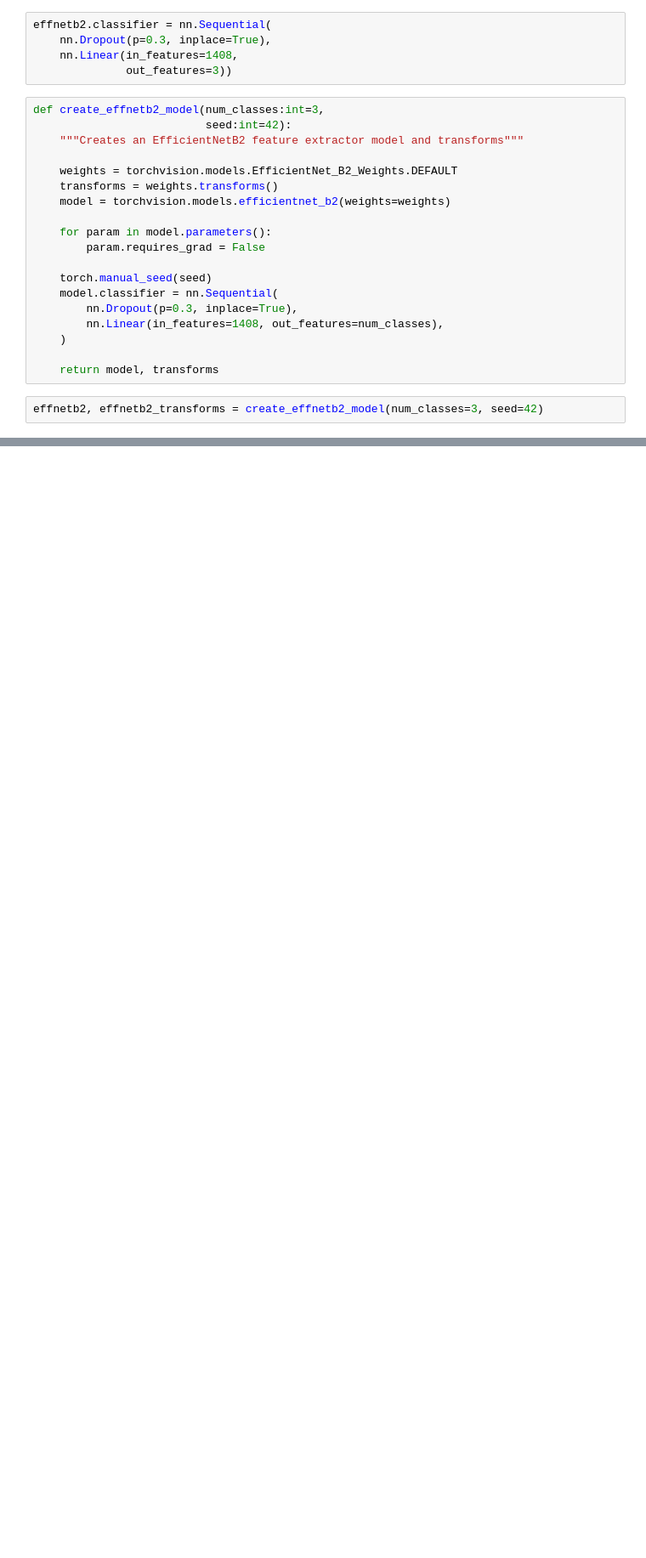
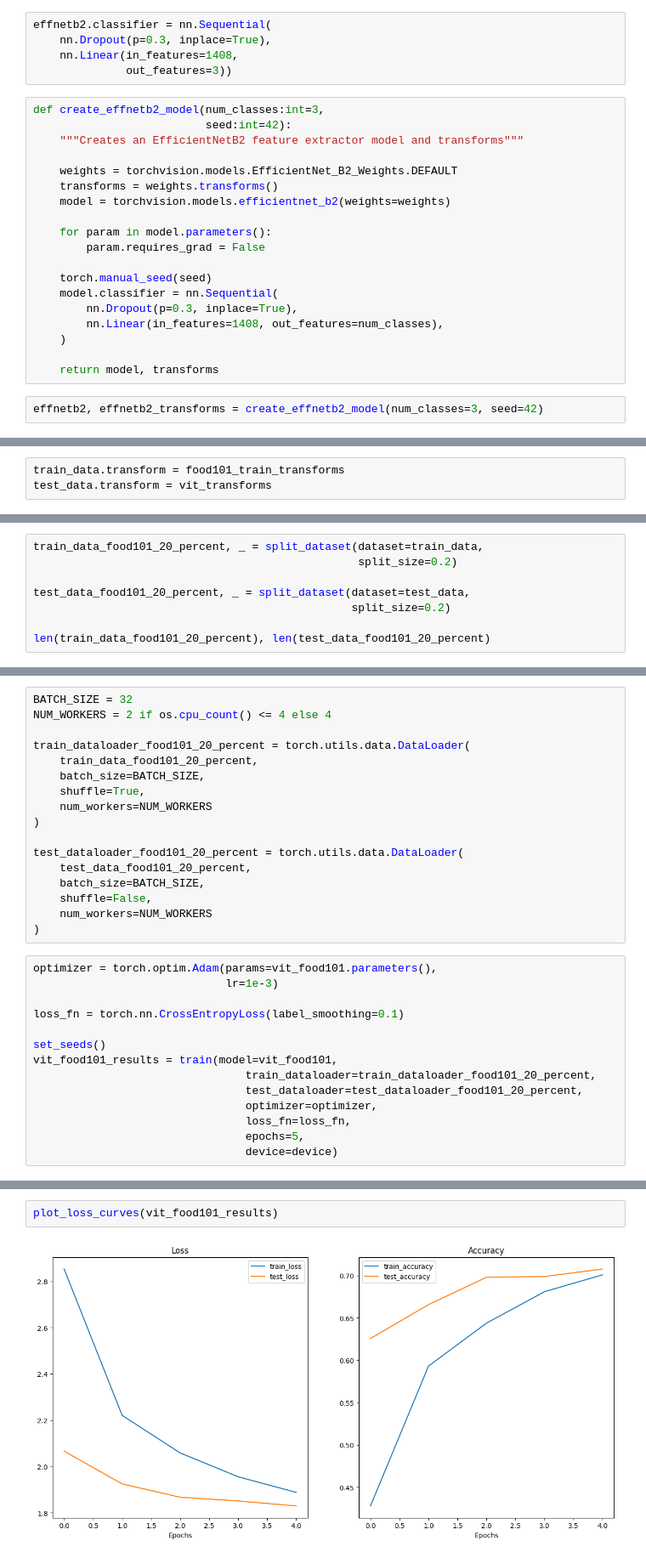
Before and after one commit to JankData/food-classification, a Jupyter notebook: food_classif.ipynb, the cells around one changed output, grey strips where cells are left out. Shown at 85% size. Drawn from its saved outputs; the diff is of its cells as text; blank space fills up the shorter version.

```diff
--- a/food_classif.ipynb
+++ b/food_classif.ipynb
@@ -410,0 +897,3 @@ effnetb2_stats
+# %%
+train_data.transform = food101_train_transforms
+test_data.transform = vit_transforms
@@ -410,0 +928,8 @@ effnetb2_stats
+# %%
+train_data_food101_20_percent, _ = split_dataset(dataset=train_data,
+                                                 split_size=0.2)
+
+test_data_food101_20_percent, _ = split_dataset(dataset=test_data,
+                                                split_size=0.2)
+
+len(train_data_food101_20_percent), len(test_data_food101_20_percent)
@@ -410,0 +940,31 @@ effnetb2_stats
+# %%
+BATCH_SIZE = 32
+NUM_WORKERS = 2 if os.cpu_count() <= 4 else 4
+
+train_dataloader_food101_20_percent = torch.utils.data.DataLoader(
+    train_data_food101_20_percent,
+    batch_size=BATCH_SIZE,
+    shuffle=True,
+    num_workers=NUM_WORKERS
+)
+
+test_dataloader_food101_20_percent = torch.utils.data.DataLoader(
+    test_data_food101_20_percent,
+    batch_size=BATCH_SIZE,
+    shuffle=False,
+    num_workers=NUM_WORKERS
+)
+# %%
+optimizer = torch.optim.Adam(params=vit_food101.parameters(),
+                             lr=1e-3)
+
+loss_fn = torch.nn.CrossEntropyLoss(label_smoothing=0.1)
+
+set_seeds()
+vit_food101_results = train(model=vit_food101,
+                                train_dataloader=train_dataloader_food101_20_percent,
+                                test_dataloader=test_dataloader_food101_20_percent,
+                                optimizer=optimizer,
+                                loss_fn=loss_fn,
+                                epochs=5,
+                                device=device)
@@ -410,0 +977,4 @@ effnetb2_stats
+# %%
+plot_loss_curves(vit_food101_results)
+# %% [output]
+[figure, added]
```
Also changed, not shown: parts of 75 cells of this notebook.
